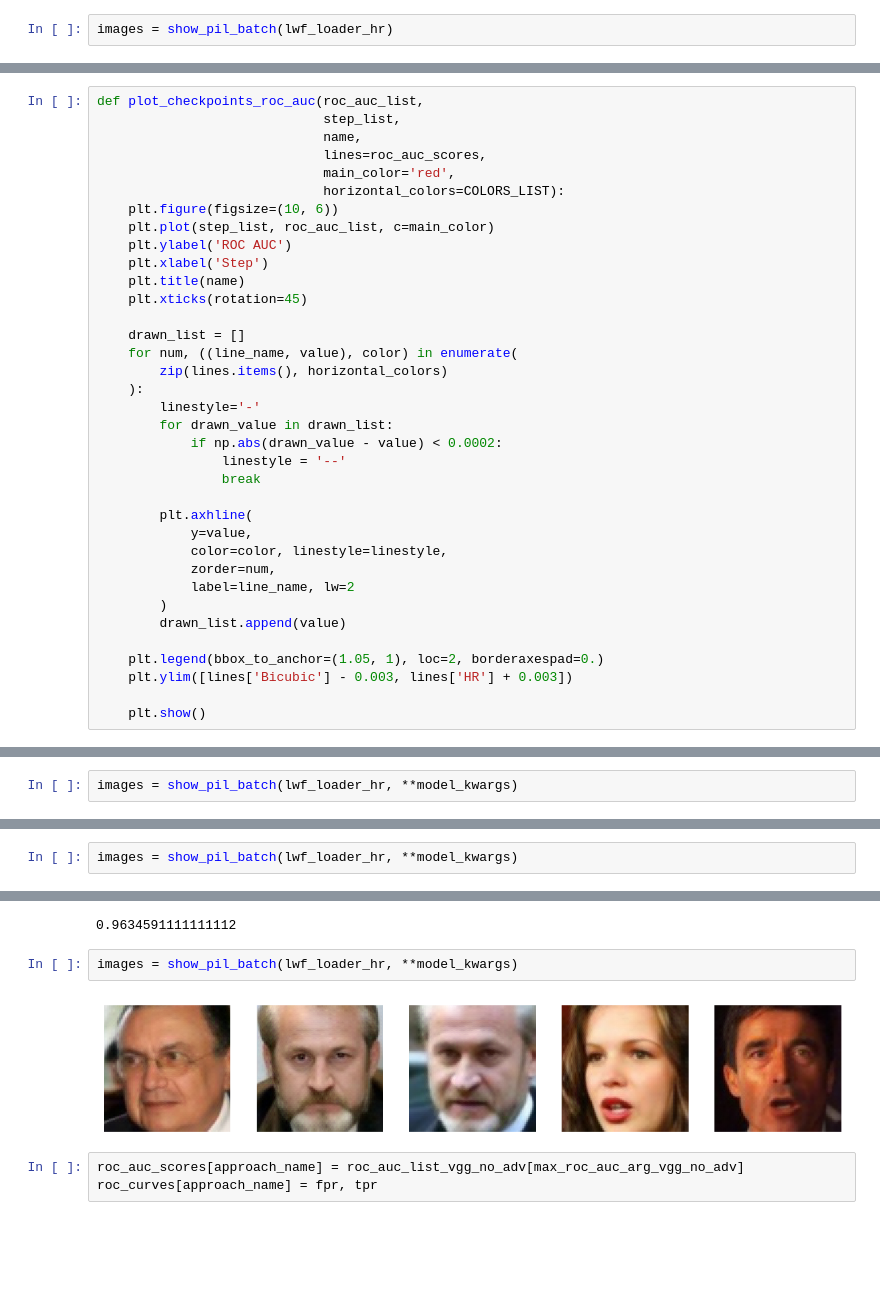
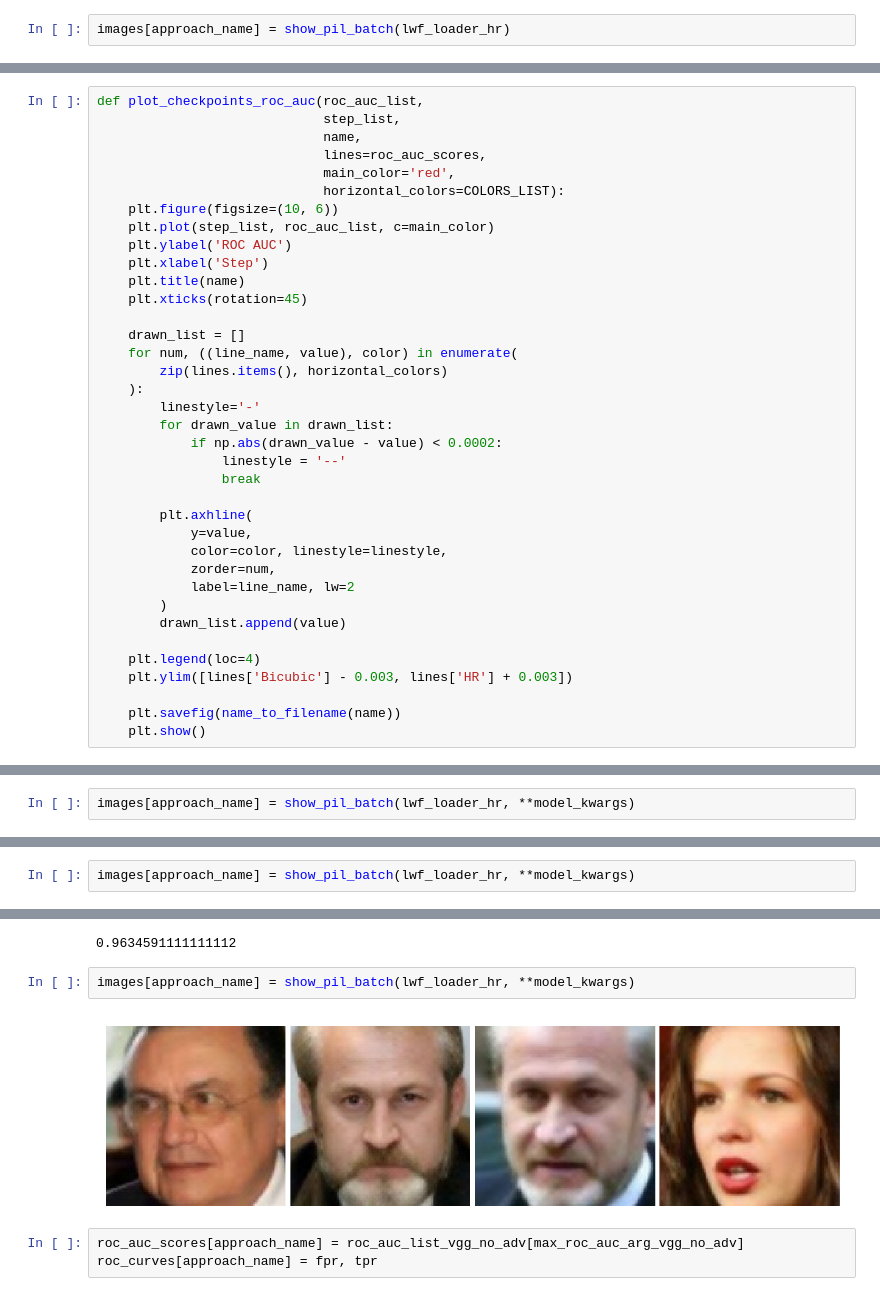
Before and after one commit to Alpus/face_super_resolution, a Jupyter notebook: recognition_test.ipynb, the cells around one changed output, grey strips where cells are left out. Cells and saved outputs as stored; diff of their text form; blank space fills up the shorter version.

```diff
--- a/recognition_test.ipynb
+++ b/recognition_test.ipynb
@@ -276,5 +293,5 @@ roc_auc_bicubic
 [figure]
 0.9355900555555554
 # %%
-images = show_pil_batch(lwf_loader_hr)
+images[approach_name] = show_pil_batch(lwf_loader_hr)
 # %% [output]
@@ -316,9 +333,10 @@ def plot_checkpoints_roc_auc(roc_auc_list,
         )
         drawn_list.append(value)
 
-    plt.legend(bbox_to_anchor=(1.05, 1), loc=2, borderaxespad=0.)
+    plt.legend(loc=4)
     plt.ylim([lines['Bicubic'] - 0.003, lines['HR'] + 0.003])
 
+    plt.savefig(name_to_filename(name))
     plt.show()
 # %%
 def roc_auc_for_all_checkpoints(name, embeddings_model, upscale_model, weight_directory, lwf_loader_hr,
@@ -432,5 +485,5 @@ roc_auc
 [figure]
 0.9595116666666667
 # %%
-images = show_pil_batch(lwf_loader_hr, **model_kwargs)
+images[approach_name] = show_pil_batch(lwf_loader_hr, **model_kwargs)
 # %% [output]
@@ -474,5 +529,5 @@ roc_auc
 [figure]
 0.9634992222222222
 # %%
-images = show_pil_batch(lwf_loader_hr, **model_kwargs)
+images[approach_name] = show_pil_batch(lwf_loader_hr, **model_kwargs)
 # %% [output]
@@ -516,9 +573,9 @@ roc_auc
 [figure]
 0.9634591111111112
 # %%
-images = show_pil_batch(lwf_loader_hr, **model_kwargs)
+images[approach_name] = show_pil_batch(lwf_loader_hr, **model_kwargs)
 # %% [output]
-[figure, old version]
+[figure, new version]
 # %%
 roc_auc_scores[approach_name] = roc_auc_list_vgg_no_adv[max_roc_auc_arg_vgg_no_adv]
 roc_curves[approach_name] = fpr, tpr
```
Also changed, not shown: parts of 32 cells of this notebook, 2 other files.
